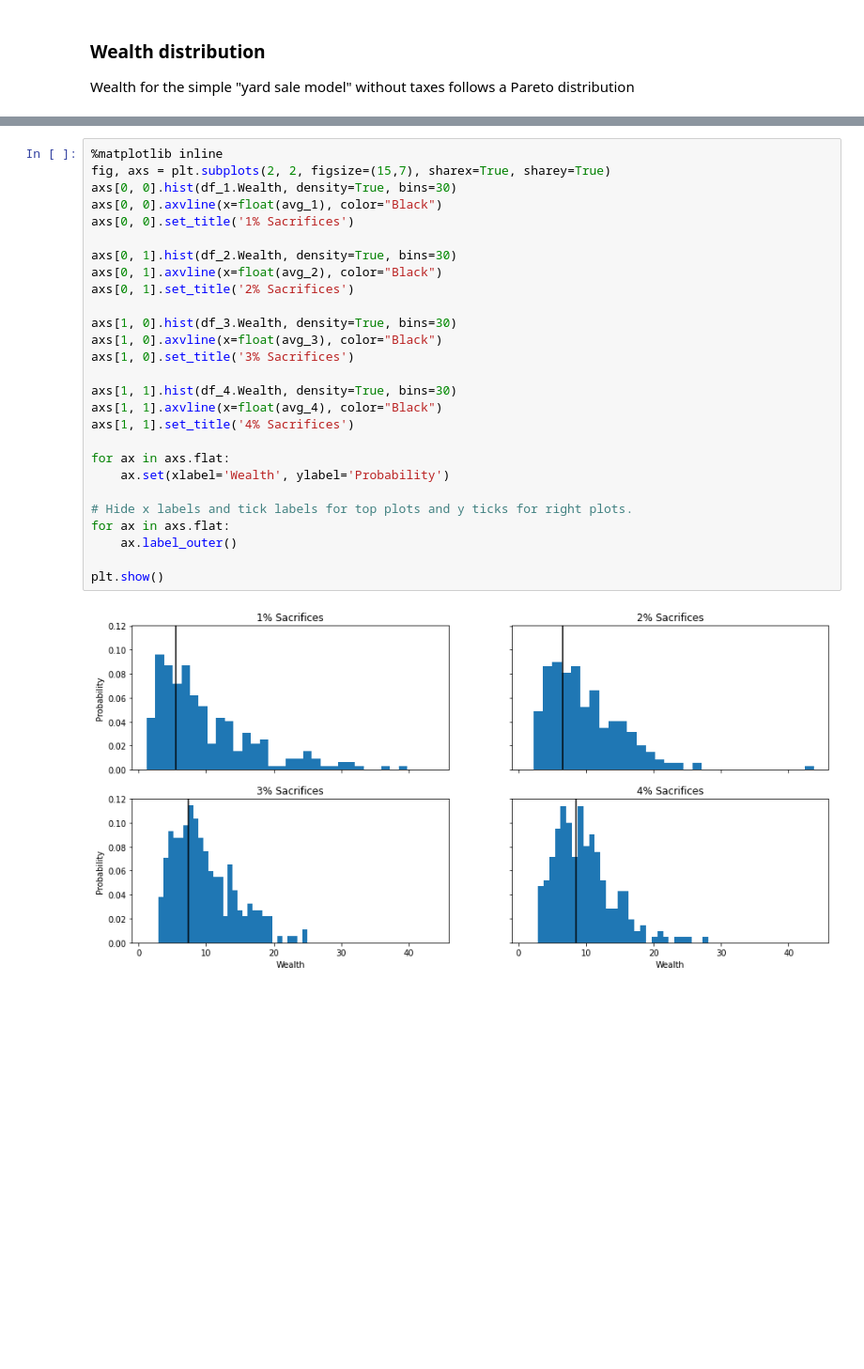
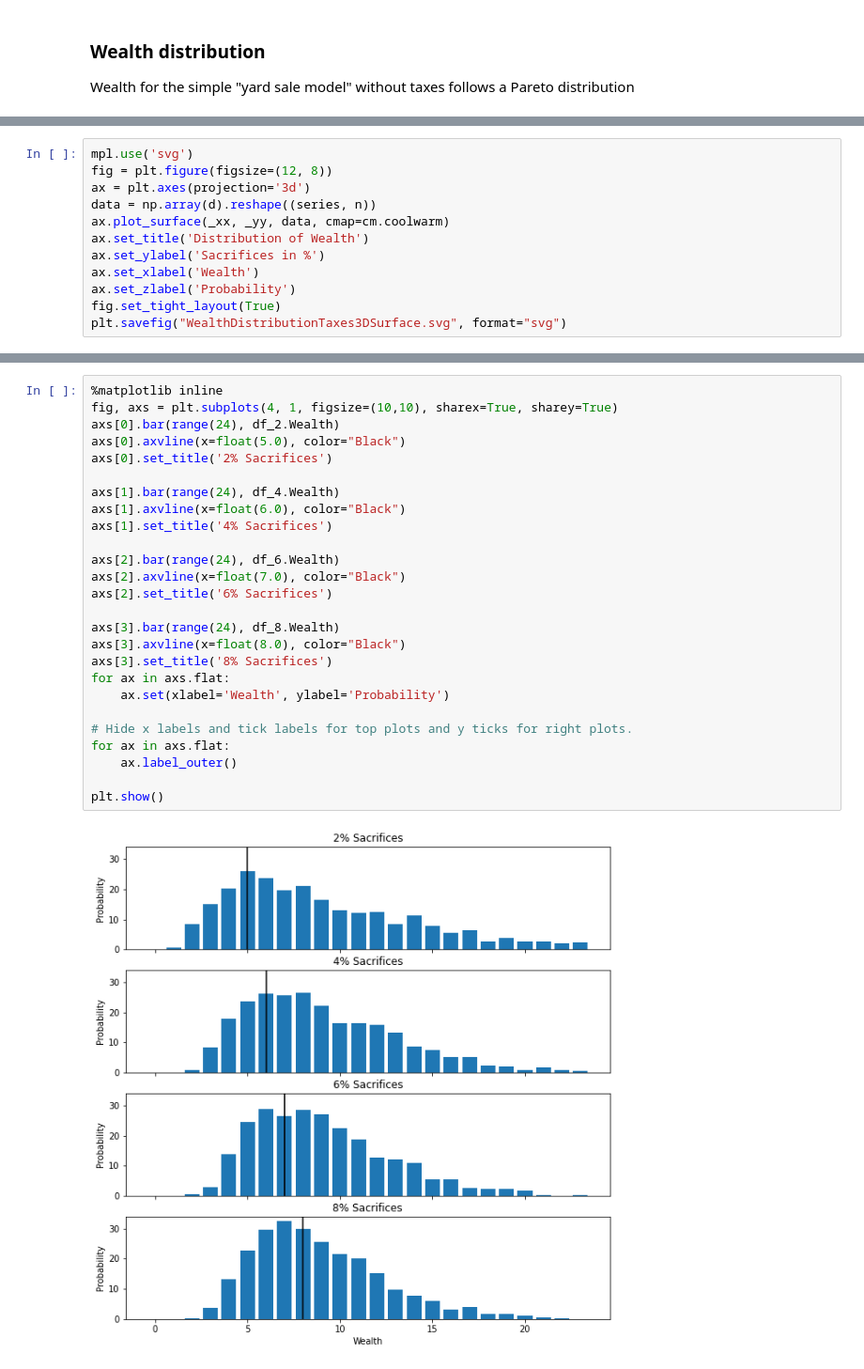
Before and after one commit to JochenFromm/SwarmIntelligence, a Jupyter notebook: notebooks/Wealth.ipynb, the cells around one changed output, grey strips where cells are left out. Shown at 94% size. Drawn from its saved outputs; the diff is of its cells as text; blank space fills up the shorter version.

```diff
--- a/notebooks/Wealth.ipynb
+++ b/notebooks/Wealth.ipynb
@@ -200,0 +412,12 @@ plt.savefig("WealthDistributionNoTaxes.svg", format="svg")
+# %%
+mpl.use('svg')
+fig = plt.figure(figsize=(12, 8))
+ax = plt.axes(projection='3d')
+data = np.array(d).reshape((series, n))
+ax.plot_surface(_xx, _yy, data, cmap=cm.coolwarm)
+ax.set_title('Distribution of Wealth')
+ax.set_ylabel('Sacrifices in %')
+ax.set_xlabel('Wealth')
+ax.set_zlabel('Probability')
+fig.set_tight_layout(True)
+plt.savefig("WealthDistributionTaxes3DSurface.svg", format="svg")
@@ -201,32 +426,31 @@ plt.savefig("WealthDistributionNoTaxes.svg", format="svg")
 # %%
 %matplotlib inline
-fig, axs = plt.subplots(2, 2, figsize=(15,7), sharex=True, sharey=True)
-axs[0, 0].hist(df_1.Wealth, density=True, bins=30)
-axs[0, 0].axvline(x=float(avg_1), color="Black")
-axs[0, 0].set_title('1% Sacrifices')
+fig, axs = plt.subplots(4, 1, figsize=(10,10), sharex=True, sharey=True)
+axs[0].bar(range(24), df_2.Wealth)
+axs[0].axvline(x=float(5.0), color="Black")
+axs[0].set_title('2% Sacrifices')
 
-axs[0, 1].hist(df_2.Wealth, density=True, bins=30)
-axs[0, 1].axvline(x=float(avg_2), color="Black")
-axs[0, 1].set_title('2% Sacrifices')
+axs[1].bar(range(24), df_4.Wealth)
+axs[1].axvline(x=float(6.0), color="Black")
+axs[1].set_title('4% Sacrifices')
 
-axs[1, 0].hist(df_3.Wealth, density=True, bins=30)
-axs[1, 0].axvline(x=float(avg_3), color="Black")
-axs[1, 0].set_title('3% Sacrifices')
+axs[2].bar(range(24), df_6.Wealth)
+axs[2].axvline(x=float(7.0), color="Black")
+axs[2].set_title('6% Sacrifices')
 
-axs[1, 1].hist(df_4.Wealth, density=True, bins=30)
-axs[1, 1].axvline(x=float(avg_4), color="Black")
-axs[1, 1].set_title('4% Sacrifices')
-
+axs[3].bar(range(24), df_8.Wealth)
+axs[3].axvline(x=float(8.0), color="Black")
+axs[3].set_title('8% Sacrifices')
 for ax in axs.flat:
     ax.set(xlabel='Wealth', ylabel='Probability')
 
 # Hide x labels and tick labels for top plots and y ticks for right plots.
 for ax in axs.flat:
     ax.label_outer()
 
 plt.show()
 # %% [output]
-[figure, old version]
+[figure, new version]
 # %%
 mpl.use('svg')
 
```
Also changed, not shown: parts of 22 cells of this notebook, 5 other files.
